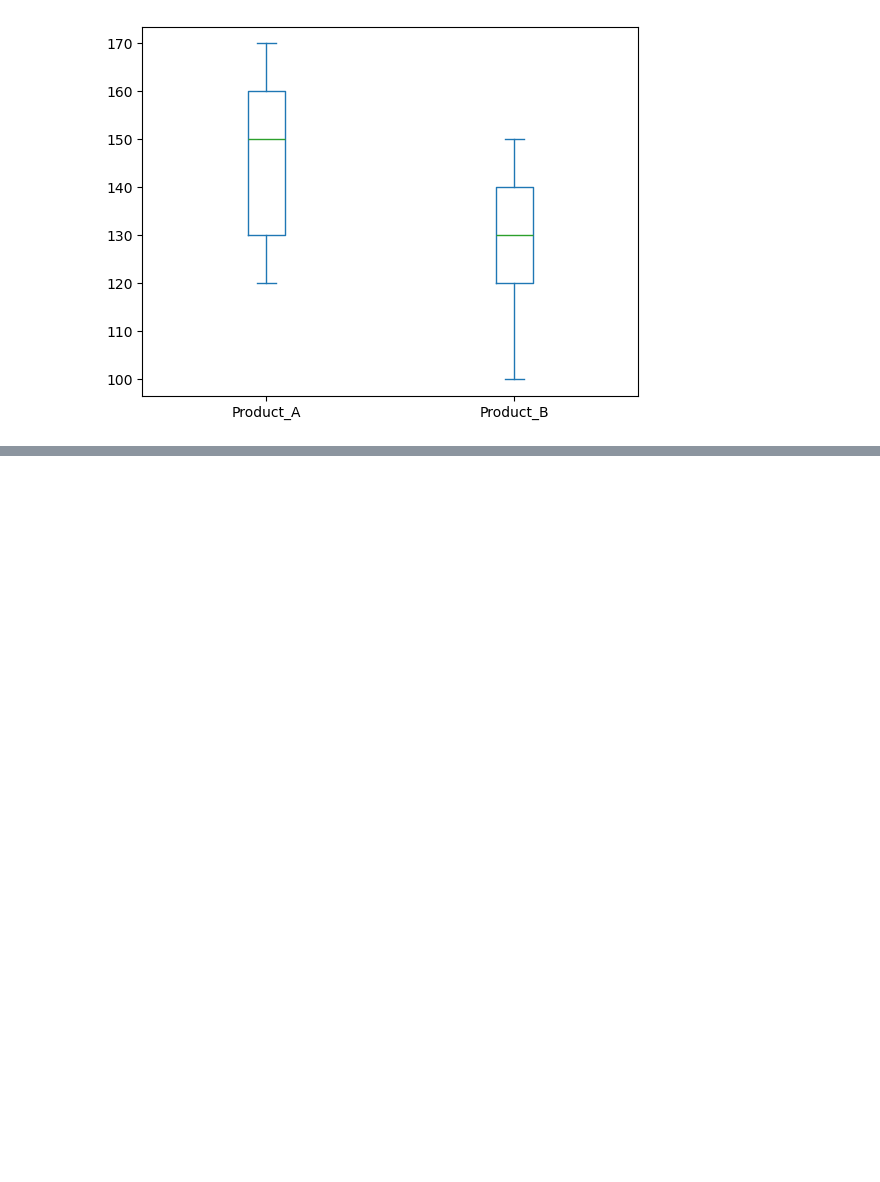
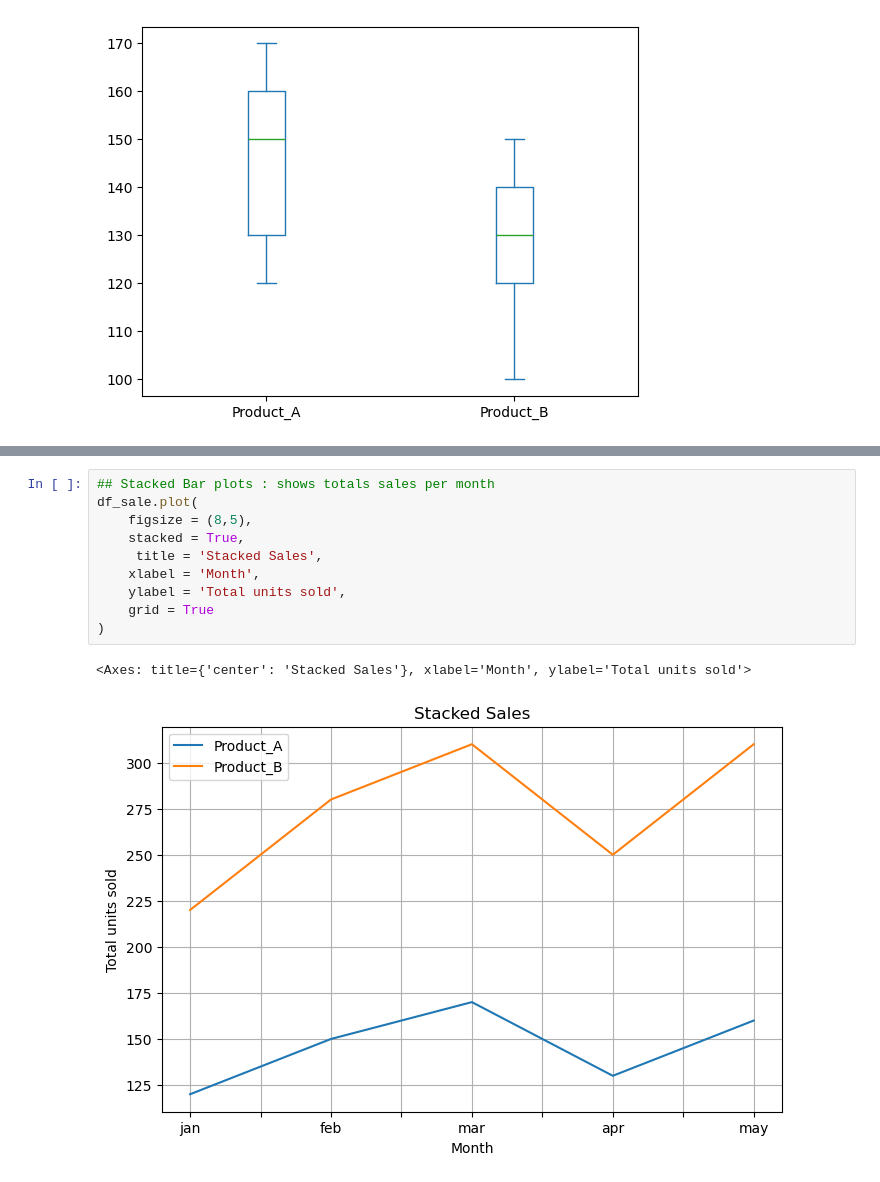
Before and after one commit to ankitgujre/Pandas_Cy, a Jupyter notebook: Joines_and_plotting.ipynb, the cells around one changed output, grey strips where cells are left out. Cells and saved outputs as stored; diff of their text form; blank space fills up the shorter version.

```diff
--- a/Joines_and_plotting.ipynb
+++ b/Joines_and_plotting.ipynb
@@ -157,0 +196,13 @@ df_random['X'].plot.kde()
+# %%
+## Stacked Bar plots : shows totals sales per month
+df_sale.plot(
+    figsize = (8,5),
+    stacked = True,
+     title = 'Stacked Sales',
+    xlabel = 'Month',
+    ylabel = 'Total units sold',
+    grid = True
+)
+# %% [output]
+<Axes: title={'center': 'Stacked Sales'}, xlabel='Month', ylabel='Total units sold'>
+[figure, added]
```
Also changed, not shown: parts of 9 cells of this notebook.
